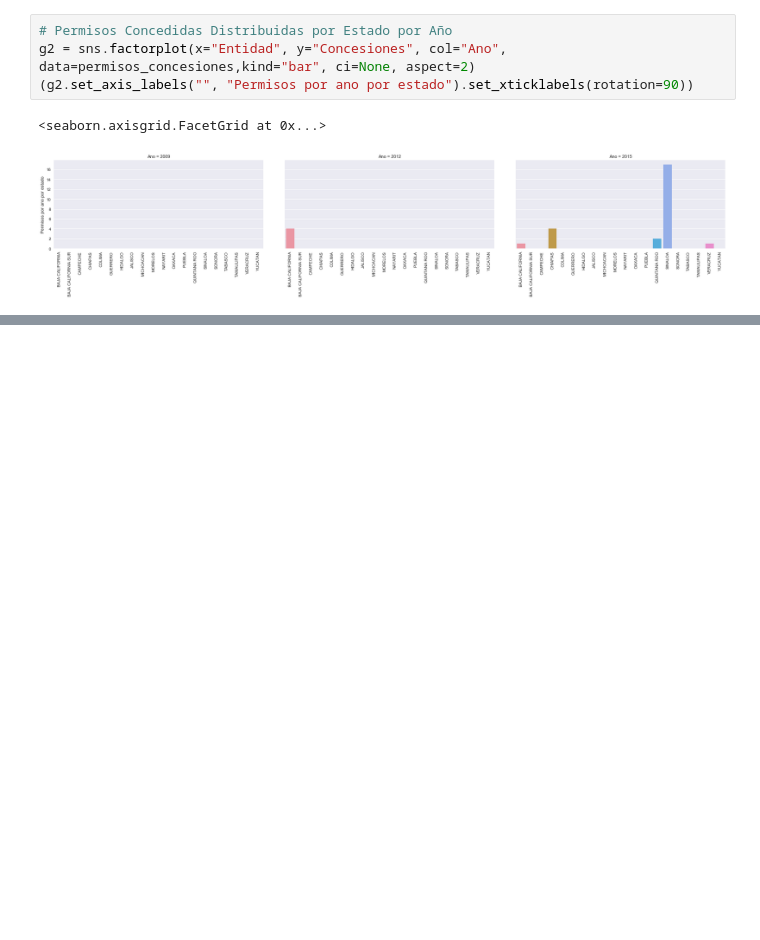
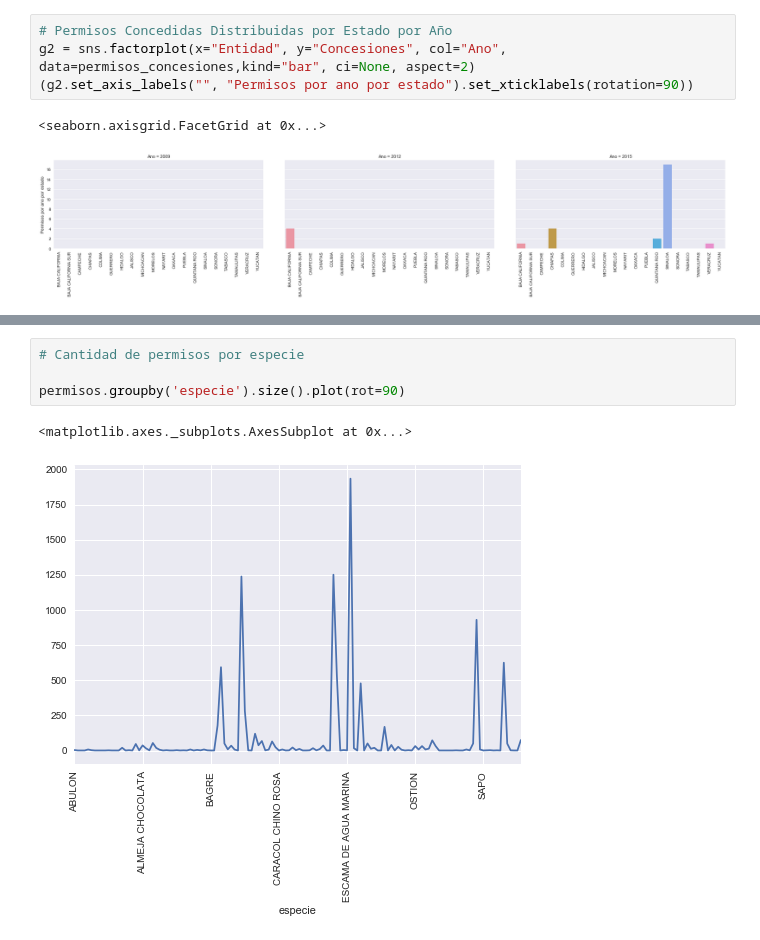
Before and after one commit to pescandodatos/analisis, a Jupyter notebook: Beneficio_Social.ipynb, the cells around one changed output, grey strips where cells are left out. Cells and saved outputs as stored; diff of their text form; blank space fills up the shorter version.

```diff
--- a/Beneficio_Social.ipynb
+++ b/Beneficio_Social.ipynb
@@ -167,0 +161,7 @@ bp.head()
+# %%
+# Cantidad de permisos por especie
+
+permisos.groupby('especie').size().plot(rot=90)
+# %% [output]
+<matplotlib.axes._subplots.AxesSubplot at 0x...>
+[figure, added]
```
Also changed, not shown: parts of 30 cells of this notebook, 4 other files.
